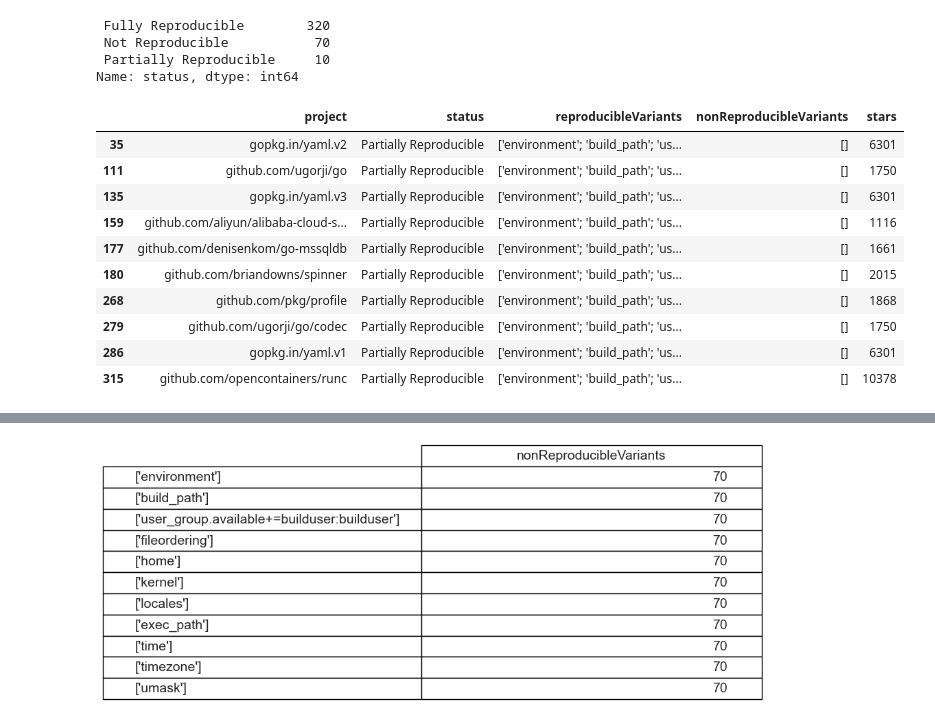
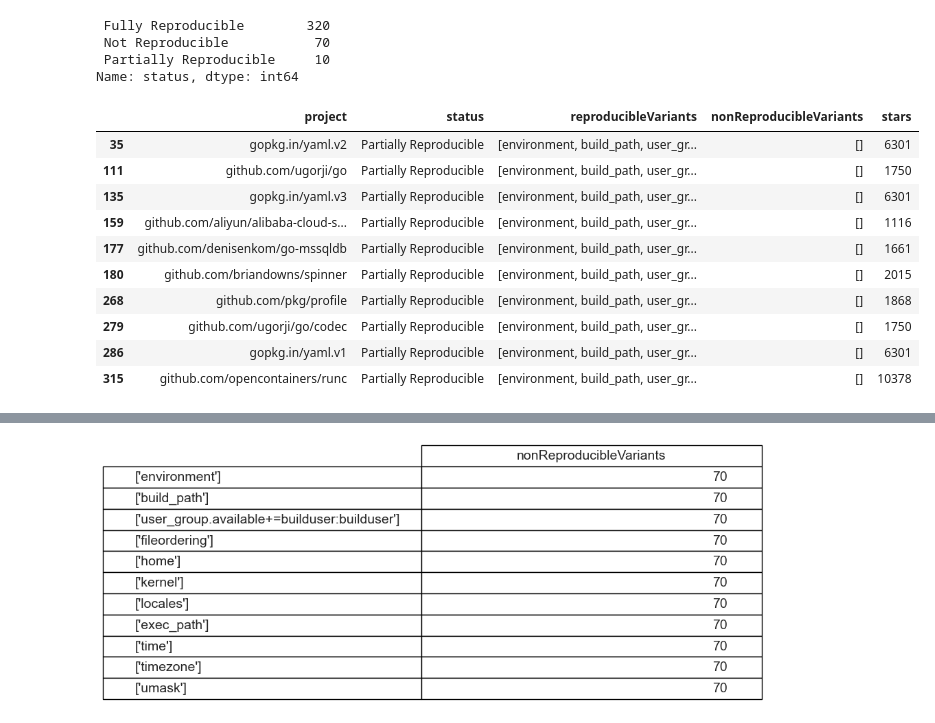
Before and after one commit to DEVSOG12/mavenRepoTest, a Jupyter notebook: analyzingData/index.ipynb, the cells around one changed output, grey strips where cells are left out. Cells and saved outputs as stored; diff of their text form; code cells hidden in the pictures.

```diff
--- a/analyzingData/index.ipynb
+++ b/analyzingData/index.ipynb
@@ -135,6 +154,18 @@ goDataframe.columns = goDataframe.columns.str.replace(' ', '')
 # Fix the status column in the dataframe. For Pypi. ifen(reproducibleVariants) == 0 then status = 'Not Reproducible' else if len(reproducibleVariants) > 0 then status = 'Partially Reproducible'
 dataframe['nonReproducibleVariants'] = dataframe['nonReproducibleVariants'].apply(lambda x: x.strip().replace('[', '').replace(']', '').replace("'", '').split(';'))
 dataframe['reproducibleVariants'] = dataframe['reproducibleVariants'].apply(lambda x: x.strip().replace('[', '').replace(']', '').replace("'", '').split(';'))
+
+dataframe2['nonReproducibleVariants'] = dataframe2['nonReproducibleVariants'].apply(lambda x: x.strip().replace('[', '').replace(']', '').replace("'", '').split(';'))
+dataframe2['reproducibleVariants'] = dataframe2['reproducibleVariants'].apply(lambda x: x.strip().replace('[', '').replace(']', '').replace("'", '').split(';'))
+
+dataframeS['nonReproducibleVariants'] = dataframeS['nonReproducibleVariants'].apply(lambda x: x.strip().replace('[', '').replace(']', '').replace("'", '').split(';'))
+dataframeS['reproducibleVariants'] = dataframeS['reproducibleVariants'].apply(lambda x: x.strip().replace('[', '').replace(']', '').replace("'", '').split(';'))
+
+goDataframe['nonReproducibleVariants'] = goDataframe['nonReproducibleVariants'].apply(lambda x: x.strip().replace('[', '').replace(']', '').replace("'", '').split(';'))
+goDataframe['reproducibleVariants'] = goDataframe['reproducibleVariants'].apply(lambda x: x.strip().replace('[', '').replace(']', '').replace("'", '').split(';'))
+
+cargoDf['nonReproducibleVariants'] = cargoDf['nonReproducibleVariants'].apply(lambda x: x.strip().replace('[', '').replace(']', '').replace("'", '').split(';'))
+cargoDf['reproducibleVariants'] = cargoDf['reproducibleVariants'].apply(lambda x: x.strip().replace('[', '').replace(']', '').replace("'", '').split(';'))
 
 
 
@@ -178,19 +216,19 @@ goDataframe['status'].value_counts()
 Name: status, dtype: int64
 # %%
 # List of Partially Reproducible projects Go
-goDataframe.loc[goDataframe['status'].str.strip() == 'Partially Reproducible']
+goDataframe.loc[goDataframe['status'].str.strip() == 'Not Reproducible']
 # %% [output]
 |  | project | status | reproducibleVariants | nonReproducibleVariants | stars |
-| 35 | gopkg.in/yaml.v2 | Partially Reproducible | ['environment'; 'build_path'; 'us... | [] | 6301 |
-| 111 | github.com/ugorji/go | Partially Reproducible | ['environment'; 'build_path'; 'us... | [] | 1750 |
-| 135 | gopkg.in/yaml.v3 | Partially Reproducible | ['environment'; 'build_path'; 'us... | [] | 6301 |
-| 159 | github.com/aliyun/alibaba-cloud-s... | Partially Reproducible | ['environment'; 'build_path'; 'us... | [] | 1116 |
-| 177 | github.com/denisenkom/go-mssqldb | Partially Reproducible | ['environment'; 'build_path'; 'us... | [] | 1661 |
-| 180 | github.com/briandowns/spinner | Partially Reproducible | ['environment'; 'build_path'; 'us... | [] | 2015 |
-| 268 | github.com/pkg/profile | Partially Reproducible | ['environment'; 'build_path'; 'us... | [] | 1868 |
-| 279 | github.com/ugorji/go/codec | Partially Reproducible | ['environment'; 'build_path'; 'us... | [] | 1750 |
-| 286 | gopkg.in/yaml.v1 | Partially Reproducible | ['environment'; 'build_path'; 'us... | [] | 6301 |
-| 315 | github.com/opencontainers/runc | Partially Reproducible | ['environment'; 'build_path'; 'us... | [] | 10378 |
+| 35 | gopkg.in/yaml.v2 | Partially Reproducible | [environment, build_path, user_gr... | [] | 6301 |
+| 111 | github.com/ugorji/go | Partially Reproducible | [environment, build_path, user_gr... | [] | 1750 |
+| 135 | gopkg.in/yaml.v3 | Partially Reproducible | [environment, build_path, user_gr... | [] | 6301 |
+| 159 | github.com/aliyun/alibaba-cloud-s... | Partially Reproducible | [environment, build_path, user_gr... | [] | 1116 |
+| 177 | github.com/denisenkom/go-mssqldb | Partially Reproducible | [environment, build_path, user_gr... | [] | 1661 |
+| 180 | github.com/briandowns/spinner | Partially Reproducible | [environment, build_path, user_gr... | [] | 2015 |
+| 268 | github.com/pkg/profile | Partially Reproducible | [environment, build_path, user_gr... | [] | 1868 |
+| 279 | github.com/ugorji/go/codec | Partially Reproducible | [environment, build_path, user_gr... | [] | 1750 |
+| 286 | gopkg.in/yaml.v1 | Partially Reproducible | [environment, build_path, user_gr... | [] | 6301 |
+| 315 | github.com/opencontainers/runc | Partially Reproducible | [environment, build_path, user_gr... | [] | 10378 |
 # %%
 
 
```
Also changed, not shown: parts of 9 cells of this notebook, 9 other files.
